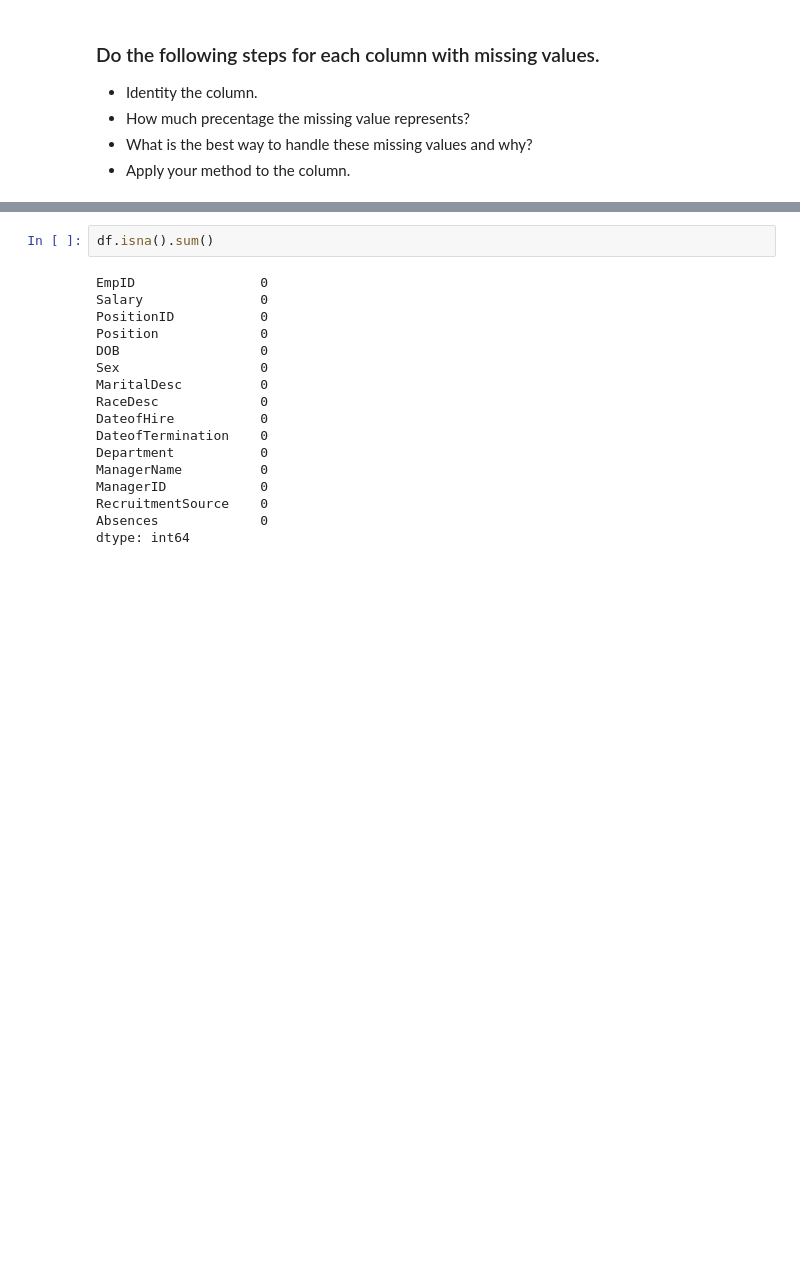
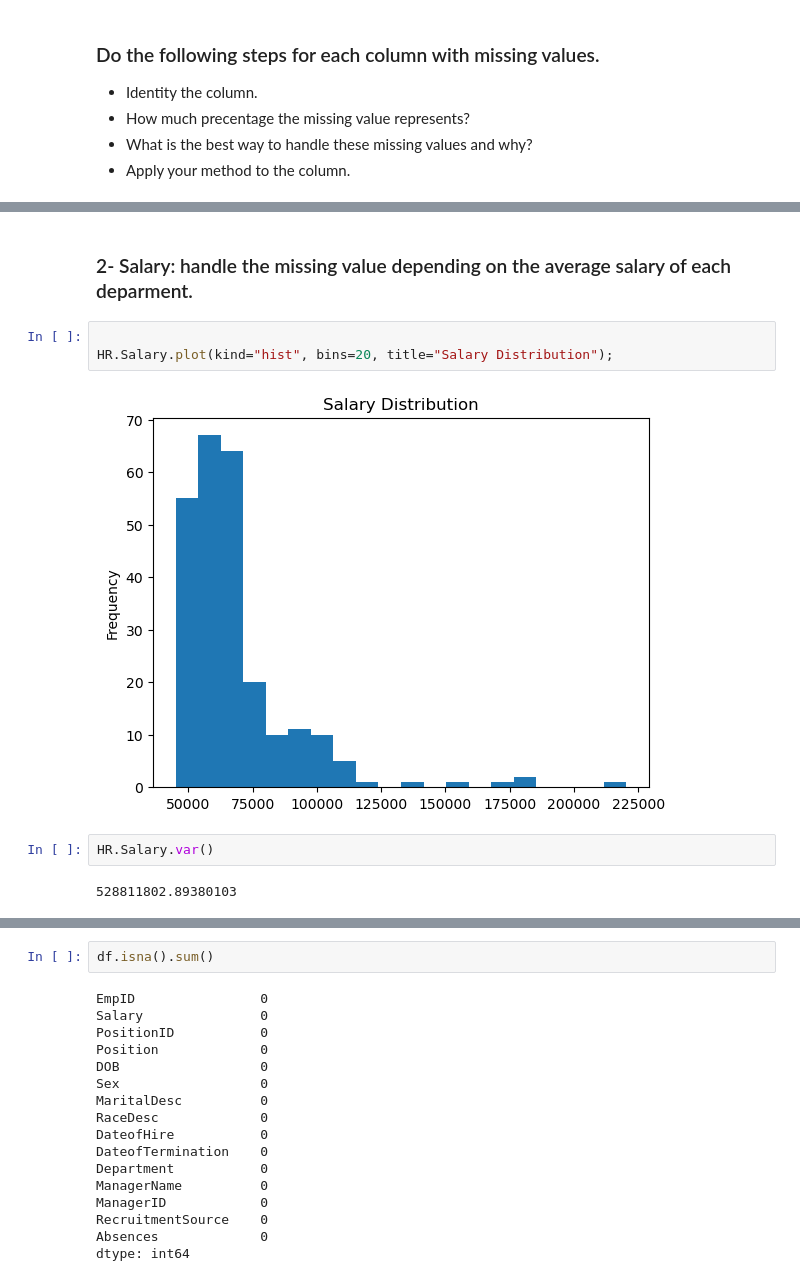
Before and after one commit to Tuwaiq-Data-Science-Bootcamp-V4/Missing-Data-Lab, a Jupyter notebook: Missing_Data_Assignment.ipynb, the cells around one changed output, grey strips where cells are left out. Cells and saved outputs as stored; diff of their text form; blank space fills up the shorter version.

```diff
--- a/Missing_Data_Assignment.ipynb
+++ b/Missing_Data_Assignment.ipynb
@@ -19,0 +202,11 @@
+# %% [markdown]
+### 2- Salary: handle the missing value depending on the average salary of each deparment.
+# %%
+
+HR.Salary.plot(kind="hist", bins=20, title="Salary Distribution");
+# %% [output]
+[figure, added]
+# %%
+HR.Salary.var()
+# %% [output]
+528811802.89380103
```
Also changed, not shown: parts of 50 cells of this notebook.
